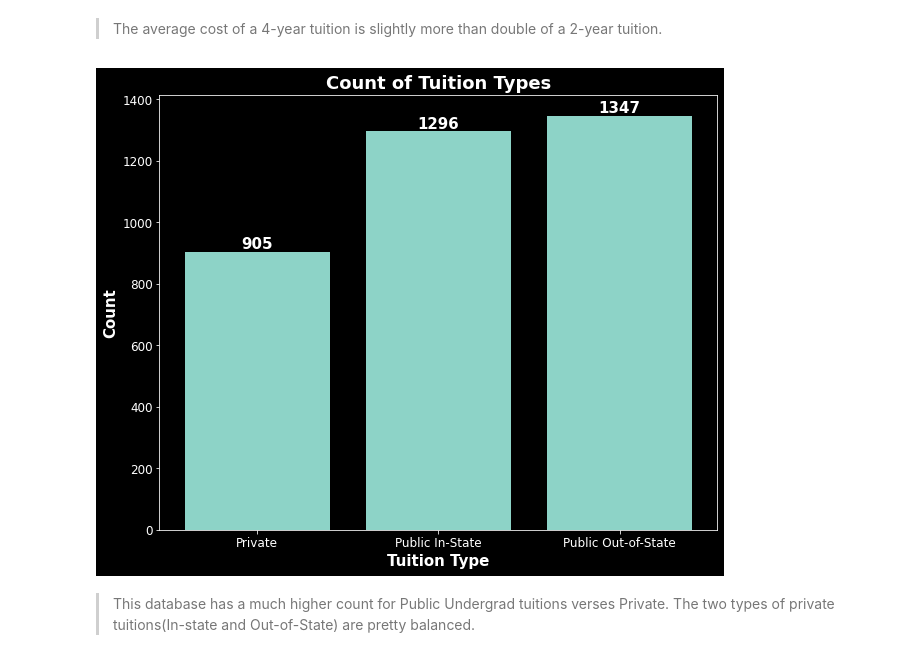
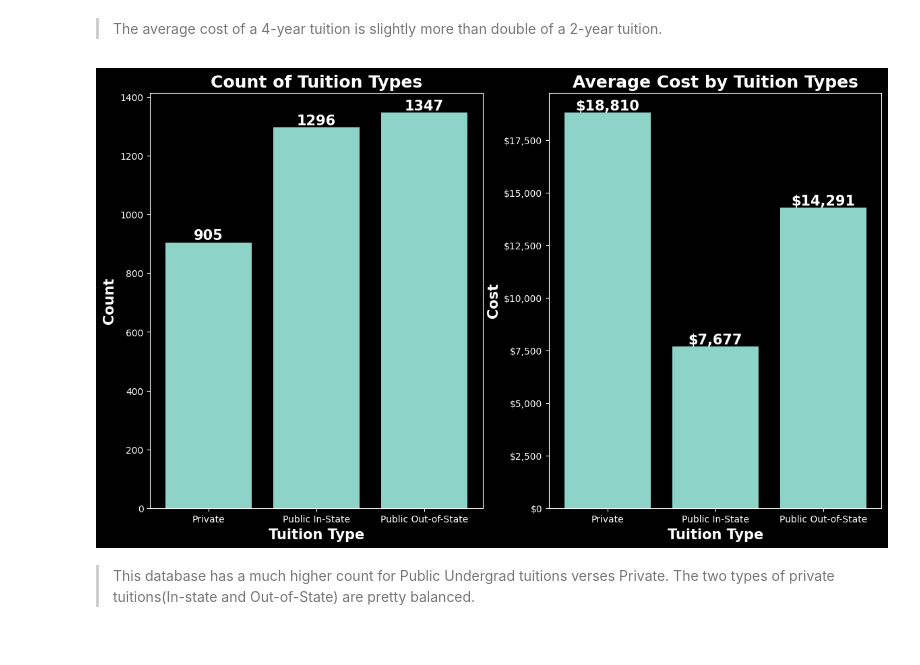
Before and after one commit to daisy-rivera/Cost-of-Undergraduate-Tuition, a Jupyter notebook: Project2_Part2.ipynb, the cells around one changed output. Cells and saved outputs as stored; diff of their text form; code cells hidden in the pictures.

```diff
--- a/Project2_Part2.ipynb
+++ b/Project2_Part2.ipynb
@@ -237,18 +269,26 @@ ax.yaxis.set_major_formatter('${x:,.0f}');
 # %%
 # #filter for average cost by expense category
 type = df['Type'].value_counts().sort_values()
+type2 = df.groupby('Type')['Value'].mean()
+
 
 #plotting bar graph
-fig, ax = plt.subplots(figsize=(10,8))
-type_container = ax.bar(type.index, type.values)
-ax.bar_label(type_container,size=15, color='white', fontweight='bold')
-plt.title('Count of Tuition Types', fontsize=18, fontweight='bold')
-plt.ylabel('Count',fontsize=15,fontweight='bold')
-plt.xlabel('Tuition Type',fontsize=15,fontweight='bold')
-plt.xticks(size=12)
-plt.yticks(size=12);
+fig, ax = plt.subplots(1,2,figsize=(14,8))
+type_container = ax[0].bar(type.index, type.values)
+type2_container = ax[1].bar(type2.index, type2.values)
+ax[0].bar_label(type_container,size=15, color='white', fontweight='bold')
+ax[1].bar_label(type2_container,size=15, color='white', fontweight='bold',fmt='${:,.0f}')
+
+ax[0].set_title('Count of Tuition Types', fontsize=18, fontweight='bold')
+ax[0].set_ylabel('Count',fontsize=15,fontweight='bold')
+ax[0].set_xlabel('Tuition Type',fontsize=15,fontweight='bold')
+
+ax[1].set_title('Average Cost by Tuition Types', fontsize=18, fontweight='bold')
+ax[1].set_ylabel('Cost',fontsize=15,fontweight='bold')
+ax[1].set_xlabel('Tuition Type',fontsize=15,fontweight='bold')
+ax[1].yaxis.set_major_formatter('${x:,.0f}');
 # %% [output]
-[figure, old version]
+[figure, new version]
 # %% [markdown]
 > This database has a much higher count for Public Undergrad tuitions verses Private. The two types of private tuitions(In-state and Out-of-State) are pretty balanced.
 # %%
```
Also changed, not shown: parts of 21 cells of this notebook.
